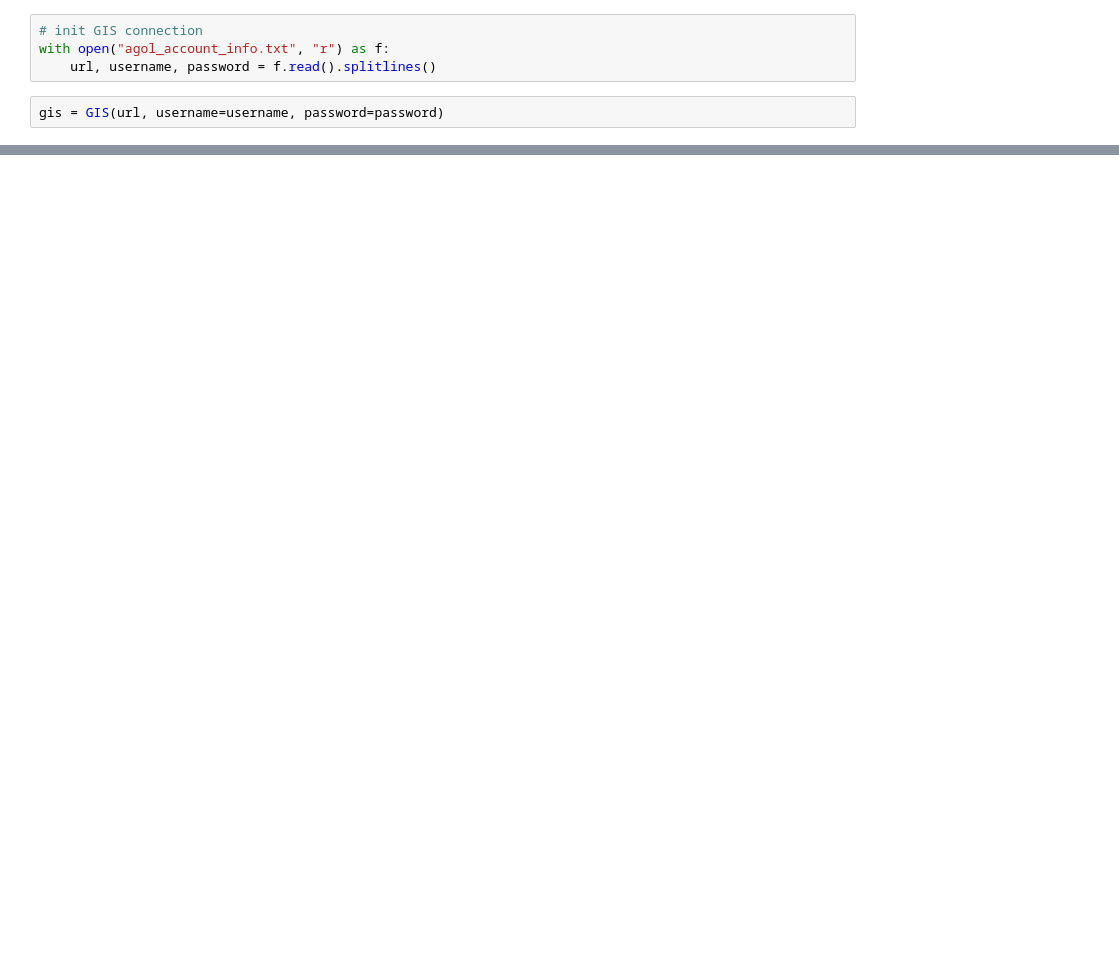
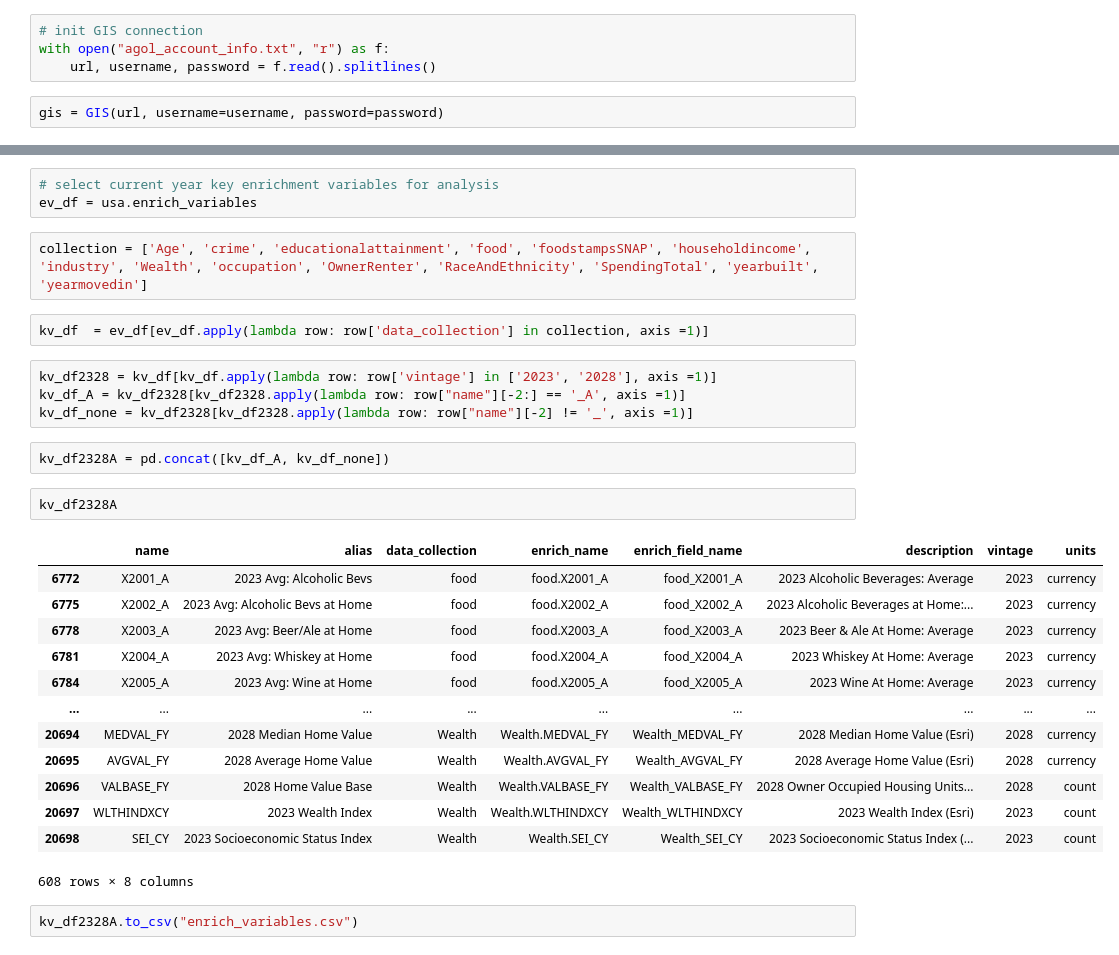
Before and after one commit to MuscularBrain/Nourish, a Jupyter notebook: Enrich.ipynb, the cells around one changed output, grey strips where cells are left out. Cells and saved outputs as stored; diff of their text form; blank space fills up the shorter version.

```diff
--- a/Enrich.ipynb
+++ b/Enrich.ipynb
@@ -46,0 +52,31 @@ list(sd_bgs_enriched_sdf.columns)
+# %%
+# select current year key enrichment variables for analysis
+ev_df = usa.enrich_variables
+# %%
+collection = ['Age', 'crime', 'educationalattainment', 'food', 'foodstampsSNAP', 'householdincome', 'industry', 'Wealth', 'occupation', 'OwnerRenter', 'RaceAndEthnicity', 'SpendingTotal', 'yearbuilt', 'yearmovedin']
+# %%
+kv_df  = ev_df[ev_df.apply(lambda row: row['data_collection'] in collection, axis =1)]
+# %%
+kv_df2328 = kv_df[kv_df.apply(lambda row: row['vintage'] in ['2023', '2028'], axis =1)]
+kv_df_A = kv_df2328[kv_df2328.apply(lambda row: row["name"][-2:] == '_A', axis =1)]
+kv_df_none = kv_df2328[kv_df2328.apply(lambda row: row["name"][-2] != '_', axis =1)]
+# %%
+kv_df2328A = pd.concat([kv_df_A, kv_df_none])
+# %%
+kv_df2328A
+# %% [output]
+|  | name | alias | data_collection | enrich_name | enrich_field_name | description | vintage | units |
+| 6772 | X2001_A | 2023 Avg: Alcoholic Bevs | food | food.X2001_A | food_X2001_A | 2023 Alcoholic Beverages: Average | 2023 | currency |
+| 6775 | X2002_A | 2023 Avg: Alcoholic Bevs at Home | food | food.X2002_A | food_X2002_A | 2023 Alcoholic Beverages at Home:... | 2023 | currency |
+| 6778 | X2003_A | 2023 Avg: Beer/Ale at Home | food | food.X2003_A | food_X2003_A | 2023 Beer & Ale At Home: Average | 2023 | currency |
+| 6781 | X2004_A | 2023 Avg: Whiskey at Home | food | food.X2004_A | food_X2004_A | 2023 Whiskey At Home: Average | 2023 | currency |
+| 6784 | X2005_A | 2023 Avg: Wine at Home | food | food.X2005_A | food_X2005_A | 2023 Wine At Home: Average | 2023 | currency |
+| ... | ... | ... | ... | ... | ... | ... | ... | ... |
+| 20694 | MEDVAL_FY | 2028 Median Home Value | Wealth | Wealth.MEDVAL_FY | Wealth_MEDVAL_FY | 2028 Median Home Value (Esri) | 2028 | currency |
+| 20695 | AVGVAL_FY | 2028 Average Home Value | Wealth | Wealth.AVGVAL_FY | Wealth_AVGVAL_FY | 2028 Average Home Value (Esri) | 2028 | currency |
+| 20696 | VALBASE_FY | 2028 Home Value Base | Wealth | Wealth.VALBASE_FY | Wealth_VALBASE_FY | 2028 Owner Occupied Housing Units... | 2028 | count |
+| 20697 | WLTHINDXCY | 2023 Wealth Index | Wealth | Wealth.WLTHINDXCY | Wealth_WLTHINDXCY | 2023 Wealth Index (Esri) | 2023 | count |
+| 20698 | SEI_CY | 2023 Socioeconomic Status Index | Wealth | Wealth.SEI_CY | Wealth_SEI_CY | 2023 Socioeconomic Status Index (... | 2023 | count |
+608 rows × 8 columns
+# %%
+kv_df2328A.to_csv("enrich_variables.csv")
```
Also changed, not shown: parts of 22 cells of this notebook, 2 other files.
